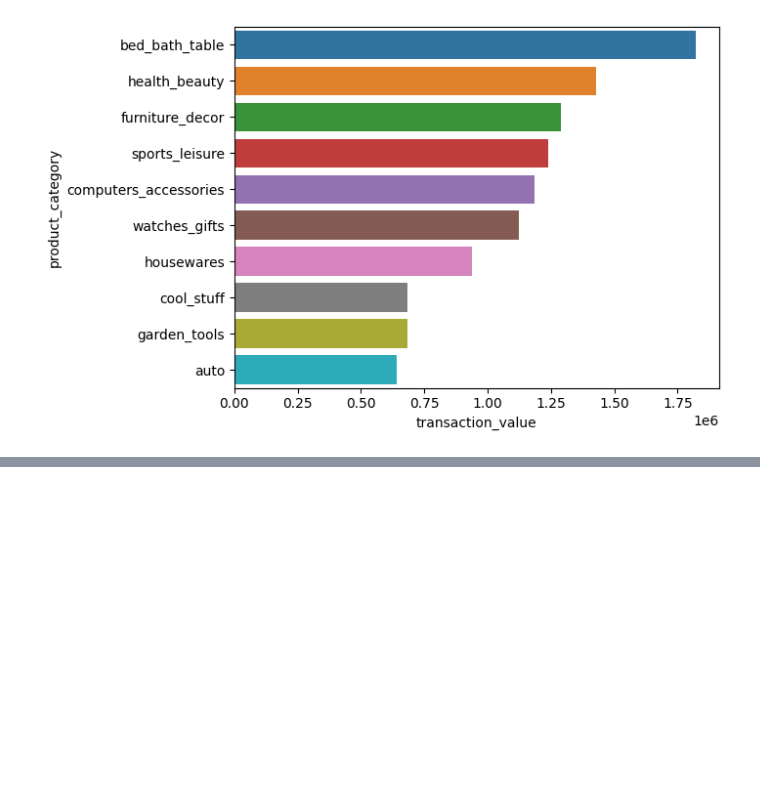
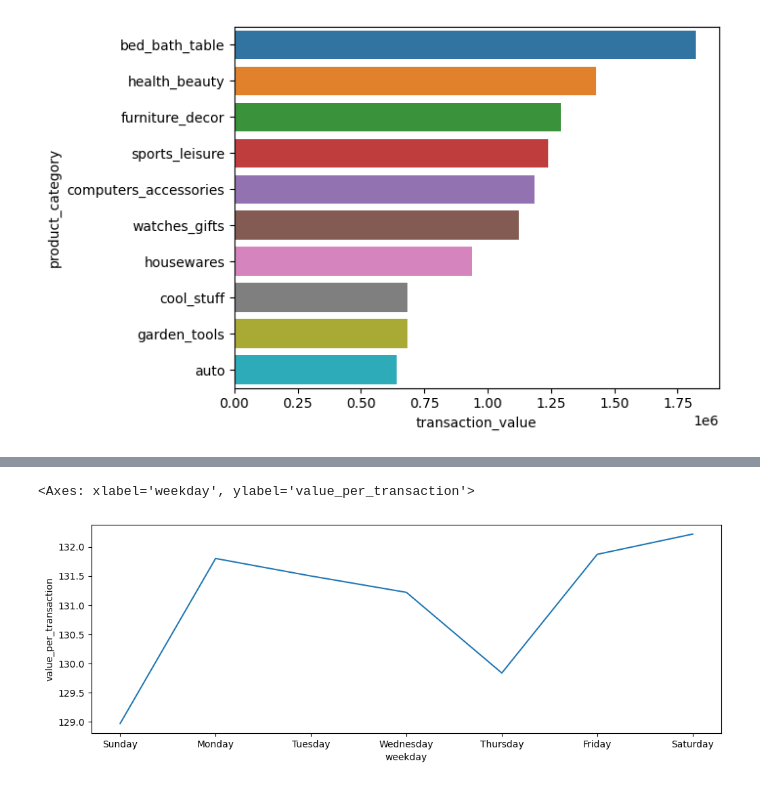
Before and after one commit to bagusfarisa/olist-data-wrangling, a Jupyter notebook: olist.ipynb, the cells around one changed output, grey strips where cells are left out. Saved outputs shown, nothing was run; the diff lists cells and outputs as text; code cells hidden in the pictures; blank space fills up the shorter version.

```diff
--- a/olist.ipynb
+++ b/olist.ipynb
@@ -1141,0 +1176,29 @@ sns.barplot(data=df_trans_val_by_cat, x="transaction_value", y="product_category
+# %%
+# Find the fav day
+query_fav_day_to_shop = """
+SELECT
+    strftime('%w', o.order_purchase_timestamp) AS weekday_code,
+    CASE strftime('%w', o.order_purchase_timestamp)
+        WHEN '0' THEN 'Sunday'
+        WHEN '1' THEN 'Monday'
+        WHEN '2' THEN 'Tuesday'
+        WHEN '3' THEN 'Wednesday'
+        WHEN '4' THEN 'Thursday'
+        WHEN '5' THEN 'Friday'
+        WHEN '6' THEN 'Saturday'
+    END weekday,
+    SUM(op.payment_value)/COUNT(o.order_id) AS value_per_transaction,
+    COUNT(o.order_id) AS n_of_order
+    FROM
+        df_order AS o
+    INNER JOIN
+        df_order_payments AS op ON o.order_id = op.order_id
+    GROUP BY
+        strftime('%w', o.order_purchase_timestamp)
+    ORDER BY
+        weekday_code ASC
+"""
+
+
+df_fav_day_to_shop = ps.sqldf(query_fav_day_to_shop, locals())
+df_fav_day_to_shop
@@ -1141,0 +1214,9 @@ sns.barplot(data=df_trans_val_by_cat, x="transaction_value", y="product_category
+# %%
+# Plot as a line plot
+a4_dims = (12, 4)
+data = df_fav_day_to_shop
+fig, ax = plt.subplots(figsize=a4_dims)
+sns.lineplot(ax=ax, data=data, x="weekday", y="value_per_transaction")
+# %% [output]
+<Axes: xlabel='weekday', ylabel='value_per_transaction'>
+[figure, added]
```
Also changed, not shown: parts of 34 cells of this notebook, 1 other file.
